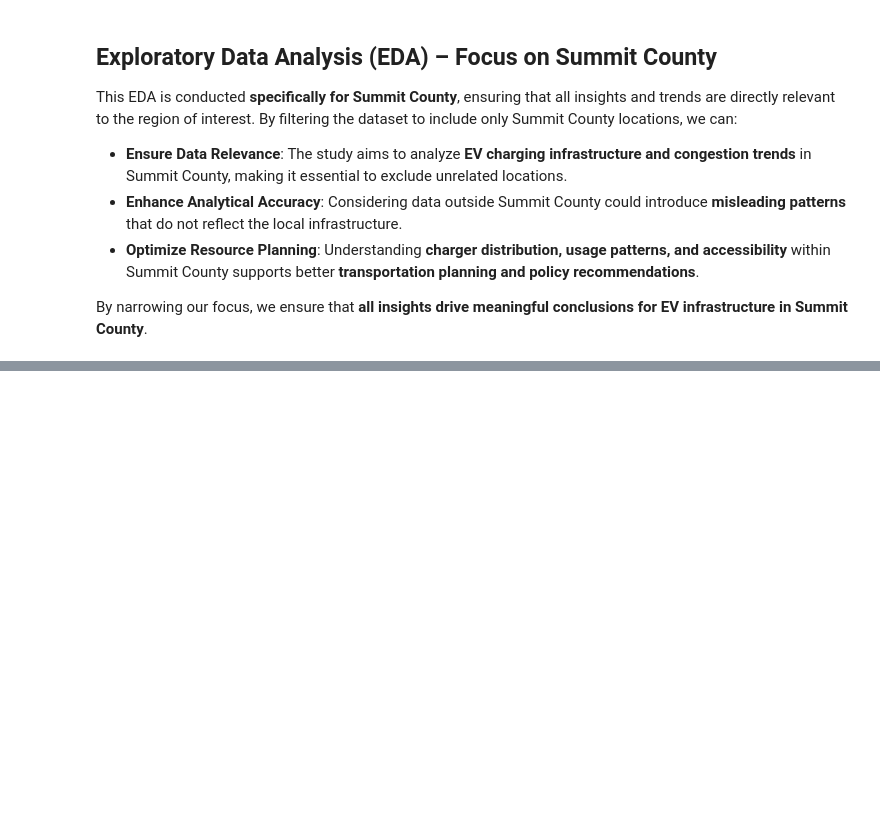
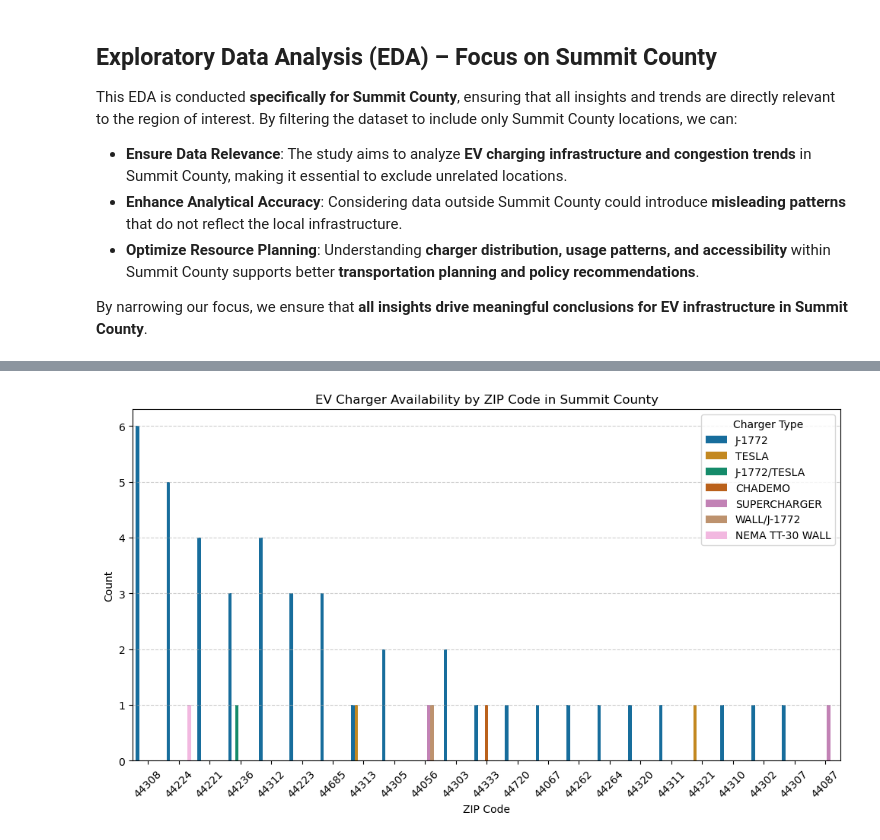
Before and after one commit to RichelCode/Congestion-and-EV-Charging-Analysis, a Jupyter notebook: Congestion Analysis.ipynb, the cells around one changed output, grey strips where cells are left out. Saved outputs shown, nothing was run; the diff lists cells and outputs as text; code cells hidden in the pictures; blank space fills up the shorter version.

```diff
--- a/Congestion Analysis.ipynb
+++ b/Congestion Analysis.ipynb
@@ -523,0 +747,12 @@ By narrowing our focus, we ensure that **all insights drive meaningful conclusio
+# %%
+plt.figure(figsize=(12, 6))
+sns.countplot(data=ev_summit, x="Postal_Code", hue="Charger_Type", order=ev_summit["Postal_Code"].value_counts().index)
+plt.xlabel("ZIP Code")
+plt.ylabel("Count")
+plt.title("EV Charger Availability by ZIP Code in Summit County")
+plt.xticks(rotation=45)
+plt.legend(title="Charger Type")
+plt.grid(axis="y", linestyle="--", alpha=0.6)
+plt.show()
+# %% [output]
+[figure, added]
```
Also changed, not shown: parts of 13 cells of this notebook.
